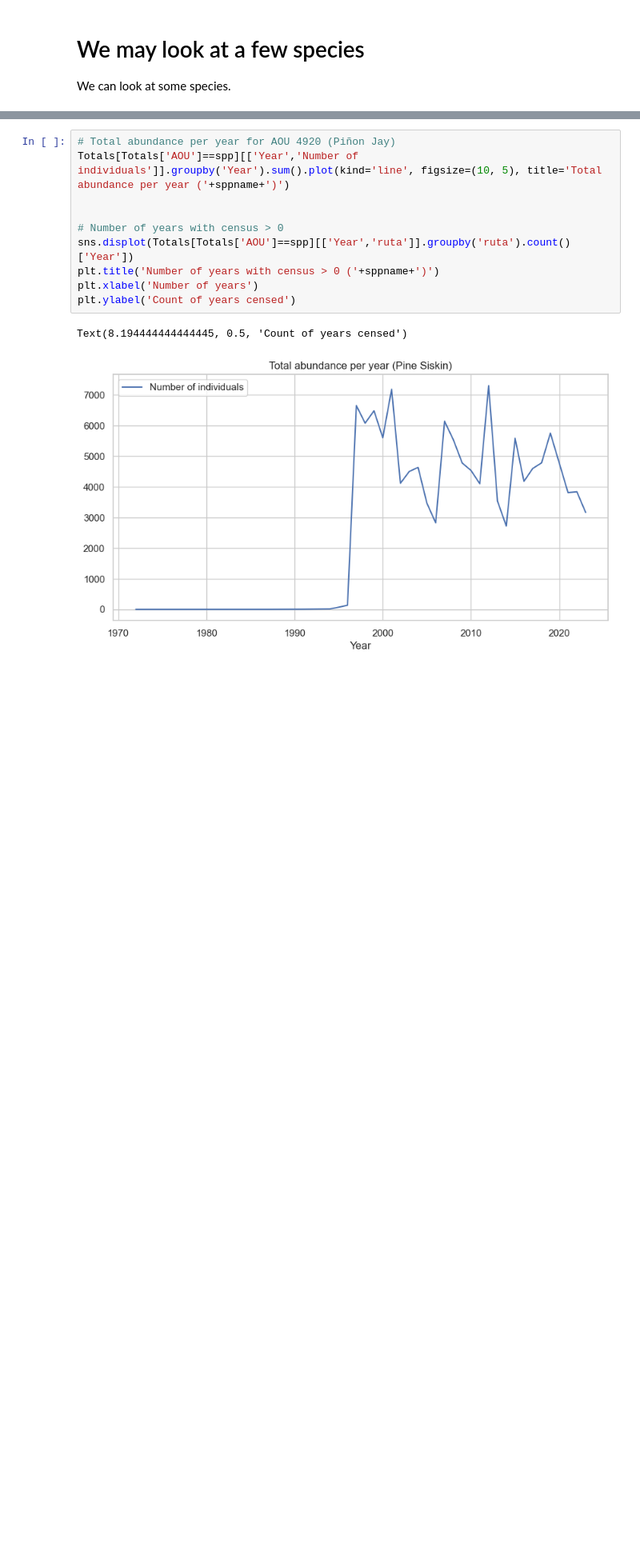
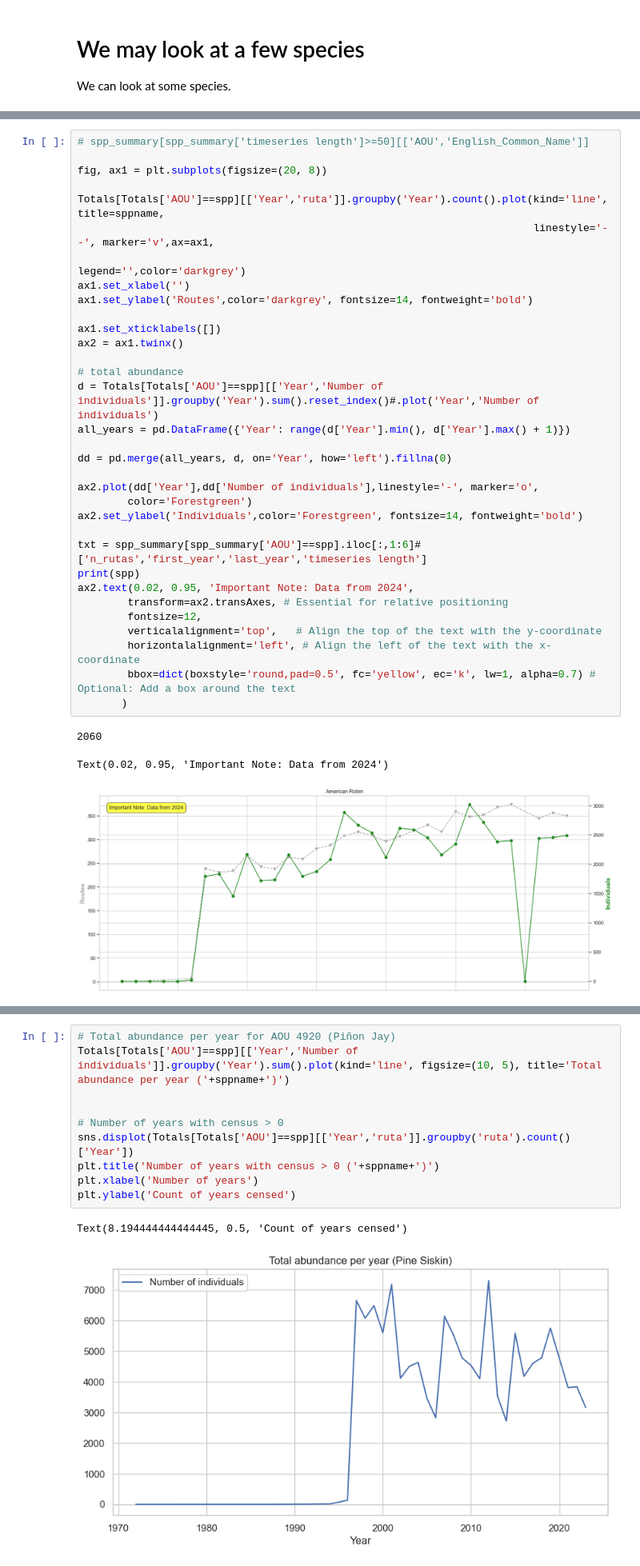
Before and after one commit to horaciosamaniego/bbs, a Jupyter notebook: ts_processing.ipynb, the cells around one changed output, grey strips where cells are left out. Shown at 80% size. Cells and saved outputs as stored; diff of their text form; blank space fills up the shorter version.

```diff
--- a/ts_processing.ipynb
+++ b/ts_processing.ipynb
@@ -214,0 +307,37 @@ Totals[Totals['AOU']==spp][['Year','ruta']].groupby('Year').count().plot(kind='l
+# %%
+# spp_summary[spp_summary['timeseries length']>=50][['AOU','English_Common_Name']]
+
+fig, ax1 = plt.subplots(figsize=(20, 8))
+
+Totals[Totals['AOU']==spp][['Year','ruta']].groupby('Year').count().plot(kind='line', title=sppname,
+                                                                         linestyle='--', marker='v',ax=ax1,
+                                                                         legend='',color='darkgrey')
+ax1.set_xlabel('')
+ax1.set_ylabel('Routes',color='darkgrey', fontsize=14, fontweight='bold')
+
+ax1.set_xticklabels([])
+ax2 = ax1.twinx()
+
+# total abundance
+d = Totals[Totals['AOU']==spp][['Year','Number of individuals']].groupby('Year').sum().reset_index()#.plot('Year','Number of individuals')
+all_years = pd.DataFrame({'Year': range(d['Year'].min(), d['Year'].max() + 1)})
+
+dd = pd.merge(all_years, d, on='Year', how='left').fillna(0)
+
+ax2.plot(dd['Year'],dd['Number of individuals'],linestyle='-', marker='o',
+        color='Forestgreen')
+ax2.set_ylabel('Individuals',color='Forestgreen', fontsize=14, fontweight='bold')
+
+txt = spp_summary[spp_summary['AOU']==spp].iloc[:,1:6]#['n_rutas','first_year','last_year','timeseries length']
+print(spp)
+ax2.text(0.02, 0.95, 'Important Note: Data from 2024',
+        transform=ax2.transAxes, # Essential for relative positioning
+        fontsize=12,
+        verticalalignment='top',   # Align the top of the text with the y-coordinate
+        horizontalalignment='left', # Align the left of the text with the x-coordinate
+        bbox=dict(boxstyle='round,pad=0.5', fc='yellow', ec='k', lw=1, alpha=0.7) # Optional: Add a box around the text
+       )
+# %% [output]
+2060
+Text(0.02, 0.95, 'Important Note: Data from 2024')
+[figure, added]
```
Also changed, not shown: parts of 12 cells of this notebook.
